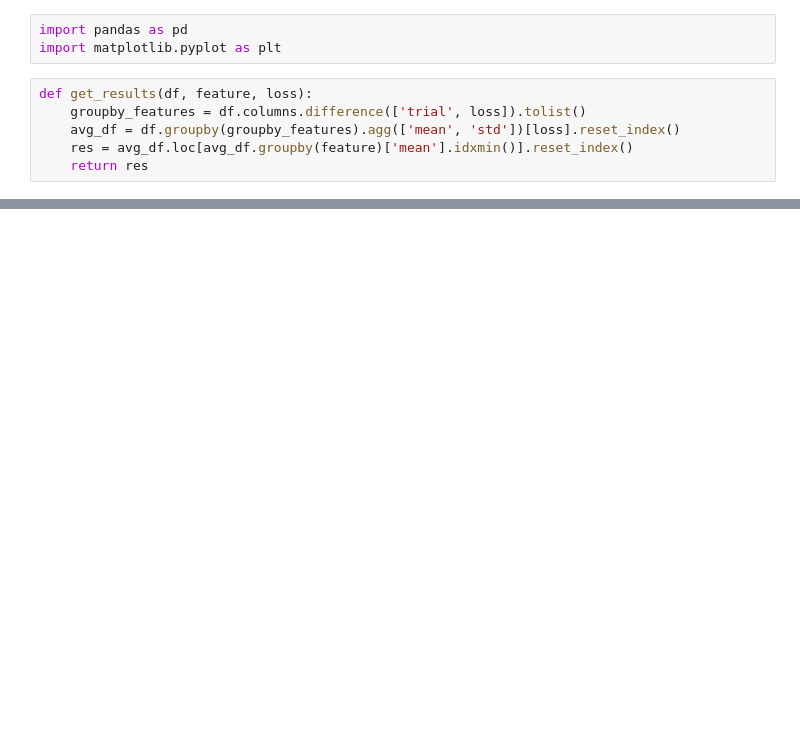
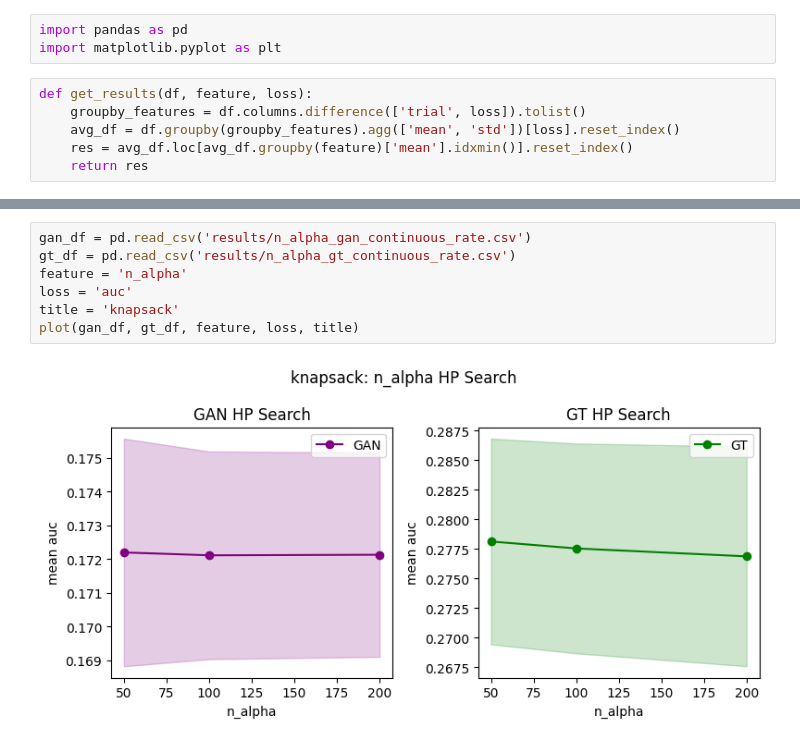
Before and after one commit to roshni714/poverty, a Jupyter notebook: dry_run/hparam/hparam_res.ipynb, the cells around one changed output, grey strips where cells are left out. Cells and saved outputs as stored; diff of their text form; blank space fills up the shorter version.

```diff
--- a/dry_run/hparam/hparam_res.ipynb
+++ b/dry_run/hparam/hparam_res.ipynb
@@ -46,0 +49,9 @@ plot(gan_df, gt_df, feature, loss, title)
+# %%
+gan_df = pd.read_csv('results/n_alpha_gan_continuous_rate.csv')
+gt_df = pd.read_csv('results/n_alpha_gt_continuous_rate.csv')
+feature = 'n_alpha'
+loss = 'auc'
+title = 'knapsack'
+plot(gan_df, gt_df, feature, loss, title)
+# %% [output]
+[figure, added]
```
Also changed, not shown: parts of 9 cells of this notebook, 25 other files.
